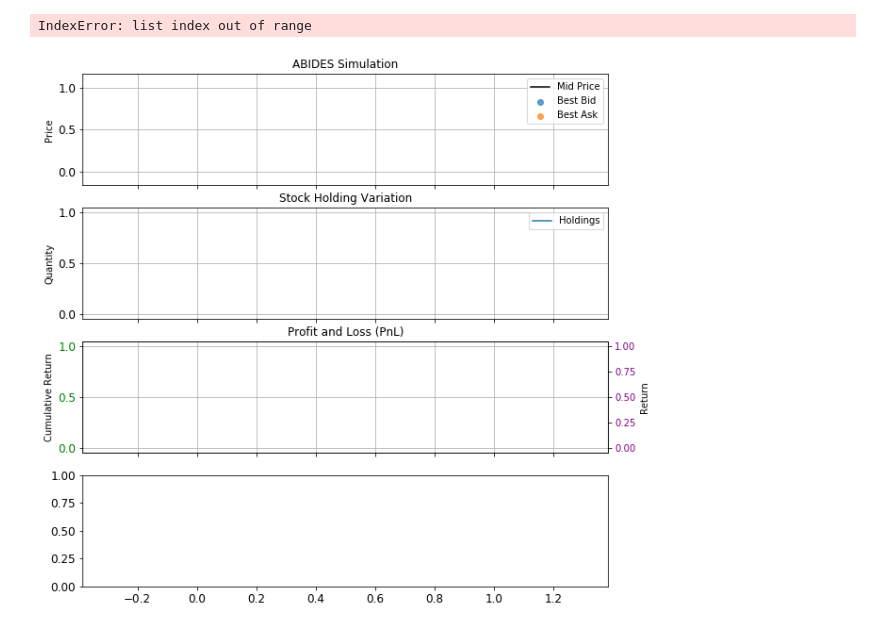
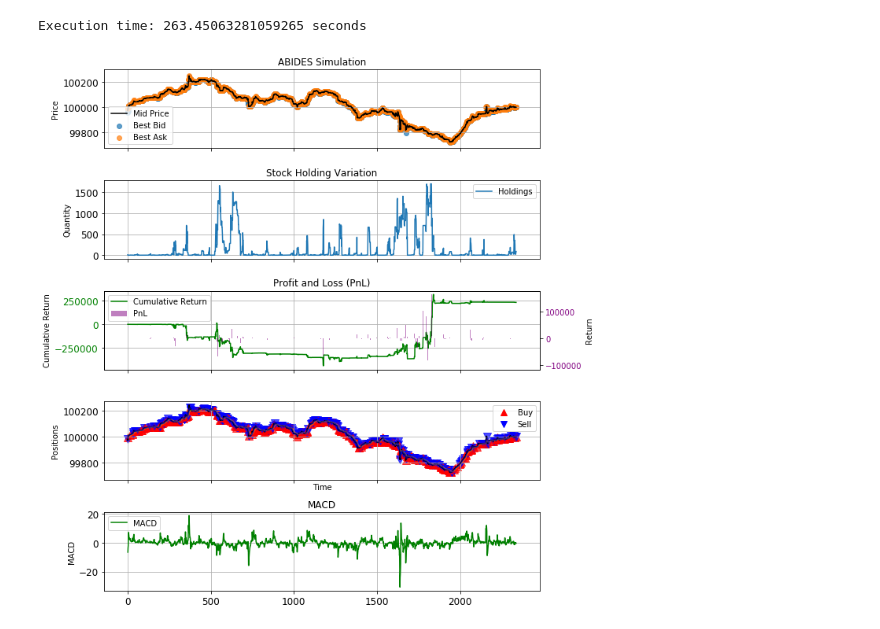
Before and after one commit to youngjinss/belief_of_belief_learning, a Jupyter notebook: notebook/[v1] abides_macd.ipynb, the cells around one changed output. Cells and saved outputs as stored; diff of their text form; code cells hidden in the pictures.

Commit message:
macd 구현 완료

```diff
--- a/notebook/[v1] abides_macd.ipynb
+++ b/notebook/[v1] abides_macd.ipynb
@@ -34,14 +34,14 @@ seed = 0
 np.random.seed(seed)
 
 # window size 선언
-long_window = 30
-short_window = 7
+long_window = 20
+short_window = 5
 signal_window = 2
 market_data_length = 10
 parent_order_size = 2000
 order_fixed_size = 10
-mkt_close = "12:00:00",
-execution_window = "12:00:00"
+mkt_close = "16:00:00",
+execution_window = "16:00:00"
 
 # 환경 선언
 gym_type_str = "markets-execution-v1"
@@ -112,7 +112,9 @@ while not done:
 
     # holdings > parent_order_size 인 경우, action을 0으로 설정
     holdings = round(state[0][0] * parent_order_size)
-    if action_ > 0 and holdings + env.parent_order_size > parent_order_size:
+    if action_ > 0 and holdings + env.order_fixed_size > parent_order_size:
+        action_ = 0
+    elif action_ < 0 and holdings - env.order_fixed_size < 0:
         action_ = 0
     # 방어 코드 종료
 
@@ -140,9 +142,11 @@ print(f"Execution time: {end_time - start_time} seconds")
 output = flatten_dict(info)
 output["episode_reward"] = episode_reward
 output["name"] = target_agent.name
+# %% [output]
+Execution time: 263.45063281059265 seconds
 # %%
 # 그래프 설정
-fig, axes = plt.subplots(4, 1, figsize=(10, 10), sharex=True)
+fig, axes = plt.subplots(5, 1, figsize=(10, 10), sharex=True)
 
 # 폰트 사이즈 조정
 font_size = 12
@@ -150,21 +154,27 @@ axes[0].tick_params(labelsize=font_size)
 axes[1].tick_params(labelsize=font_size)
 axes[2].tick_params(labelsize=font_size)
 axes[3].tick_params(labelsize=font_size)
+axes[4].tick_params(labelsize=font_size)
 
 # 범례 폰트 사이즈 조정
 legend_font_size = 10
 
+# 특정 기간 설정
+start_period = 0  # 시작 인덱스
+end_period = 100000  # len(history_dict["best_bid"])  # 끝 인덱스 (기본값은 전체 데이터)
+
 # 1. 가격 변동 그래프
-axes[0].plot(history_dict["mid_price"], label="Mid Price", color="black")
+axes[0].plot(range(start_period, min(end_period, len(history_dict["best_bid"]))),
+             history_dict["mid_price"][start_period:end_period], label="Mid Price", color="black")
 axes[0].scatter(
-    range(len(history_dict["best_bid"])),
-    history_dict["best_bid"],
+    range(start_period, min(end_period, len(history_dict["best_bid"]))),
+    history_dict["best_bid"][start_period:end_period],
     label="Best Bid",
     alpha=0.7,
 )
 axes[0].scatter(
-    range(len(history_dict["best_ask"])),
-    history_dict["best_ask"],
+    range(start_period, min(end_period, len(history_dict["best_bid"]))),
+    history_dict["best_ask"][start_period:end_period],
     label="Best Ask",
     alpha=0.7,
 )
@@ -174,7 +184,8 @@ axes[0].legend()
 axes[0].grid(True)
 
 # 2. 보유량 그래프
-axes[1].plot(history_dict["holdings"], label="Holdings")
+axes[1].plot(range(start_period, min(end_period, len(history_dict["best_bid"]))),
+             history_dict["holdings"][start_period:end_period], label="Holdings")
 axes[1].set_title("Stock Holding Variation")
 axes[1].set_ylabel("Quantity")
 axes[1].legend()
@@ -182,10 +193,10 @@ axes[1].grid(True)
 
 # 3. 수익 그래프
 # 왼쪽 y축은 Cumulative Reward용
-axes[2].plot(
-    (1 + np.array(history_dict["pnl"])).cumsum(),
-    label="Cumulative Return",
-    color="green",
+axes[2].plot(range(start_period, min(end_period, len(history_dict["best_bid"]))),
+            np.array(history_dict["pnl"][start_period:end_period]).cumsum(),
+            label="Cumulative Return",
+            color="green",
 )
 axes[2].set_title("Profit and Loss (PnL)")
 axes[2].set_ylabel("Cumulative Return")
@@ -194,40 +205,59 @@ axes[2].grid(True)
 
 # 오른쪽 y축은 PnL용
 ax2 = axes[2].twinx()
-ax2.bar(range(len(history_dict["pnl"])), history_dict["pnl"], label="PnL", color="purple", alpha=0.5)
+ax2.bar(range(start_period, min(end_period, len(history_dict["best_bid"]))),
+        history_dict["pnl"][start_period:end_period],
+        label="PnL", color="purple", alpha=0.5)
 ax2.set_ylabel("Return")
 ax2.tick_params(axis="y", labelcolor="purple")
 
 # 두 축의 범례를 하나로 합치기
 lines1, labels1 = axes[2].get_legend_handles_labels()
 lines2, labels2 = ax2.get_legend_handles_labels()
 axes[2].legend(lines1 + lines2, labels1 + labels2, loc="best")
 
 # 4. 행동 그래프 (action > 0 이면 빨간색 위 방향 삼각형, action < 0 이면 파란색 아래 방향 삼각형)
 # 행동 그래프를 첫 번째 가격 그래프에 추가
-for i, action in enumerate(history_dict["action"]):
+for i in range(start_period, min(end_period, len(history_dict["best_bid"]))):
+    action = history_dict["action"][i]
     if action > 0:  # 매수 행동
         axes[3].scatter(
             i, history_dict["mid_price"][i], marker="^", color="red", s=100, alpha=0.7
         )
     elif action < 0:  # 매도 행동
         axes[3].scatter(
             i, history_dict["mid_price"][i], marker="v", color="blue", s=100, alpha=0.7
         )
 
 # 범례에 행동 표시 추가
 custom_lines = [
     Line2D([0], [0], marker="^", color="red", linestyle="None", markersize=8),
     Line2D([0], [0], marker="v", color="blue", linestyle="None", markersize=8),
 ]
-axes[3].plot(history_dict["mid_price"], label="Mid Price", color="black")
+axes[3].plot(range(start_period, min(end_period, len(history_dict["best_bid"]))),
+             history_dict["mid_price"][start_period:end_period], label="Mid Price", color="black")
+long_ema = pd.Series(history_dict["mid_price"]).ewm(span=long_window, adjust=False).mean()
+short_ema = pd.Series(history_dict["mid_price"]).ewm(span=short_window, adjust=False).mean()
+axes[3].plot(range(start_period, min(end_period, len(history_dict["best_bid"]))),
+             long_ema[start_period:end_period], label="Long EMA", color="orange", alpha=0.5)
+axes[3].plot(range(start_period, min(end_period, len(history_dict["best_bid"]))),
+             short_ema[start_period:end_period], label="Short EMA", color="blue", alpha=0.5)
 axes[3].legend(handles=custom_lines, labels=["Buy", "Sell"], fontsize=legend_font_size)
 axes[3].set_xlabel("Time")
 axes[3].grid(True)
 axes[3].set_ylabel("Positions")
 
+# MACD 그래프 추가 - mid_price 에서 ema with long_window - ema with short_window 의 차이
+macd_line = (long_ema + short_ema).ewm(span=signal_window, adjust=False).mean()
+signal = macd_line[1:].reset_index(drop=True) - macd_line[:-1].reset_index(drop=True)
+axes[4].plot(range(start_period + 1, min(end_period, len(history_dict["best_bid"]))),
+             signal[start_period:end_period], label="MACD", color="green")
+axes[4].set_title("MACD")
+axes[4].set_ylabel("MACD")
+axes[4].legend()
+axes[4].grid(True)
+
 plt.tight_layout()
 plt.show()
 # %% [output]
-IndexError: list index out of range
-[figure, old version]
+[figure, new version]
```
Also changed, not shown: parts of 1 cell of this notebook, 1 other file.
